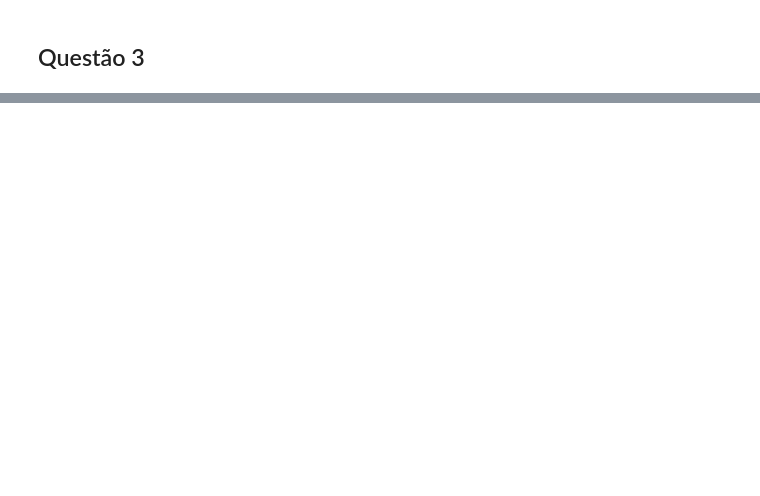
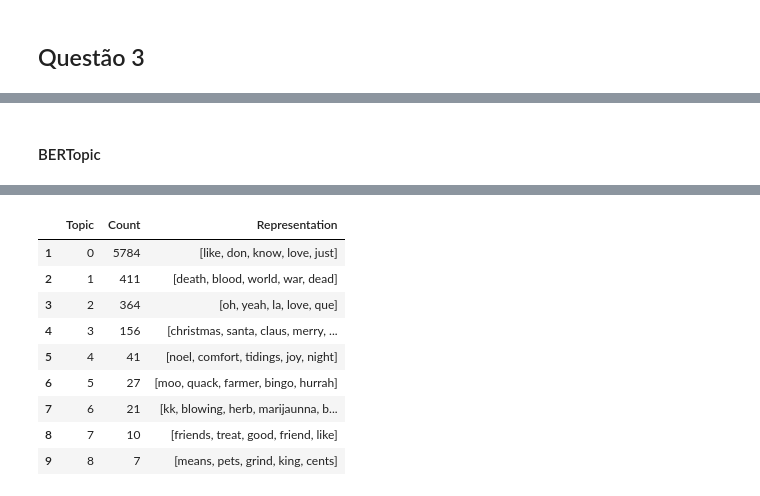
Before and after one commit to Arthurpmrs/nlp-numerical-methods, a Jupyter notebook: nlp/09_lista2_v2.ipynb, the cells around one changed output, grey strips where cells are left out. Drawn from its saved outputs; the diff is of its cells as text; code cells hidden in the pictures; blank space fills up the shorter version.

```diff
--- a/nlp/09_lista2_v2.ipynb
+++ b/nlp/09_lista2_v2.ipynb
@@ -697,0 +816,5 @@ results_df
+# %%
+documents = df["lyrics"].fillna("").astype(str).tolist()
+
+device = "cuda" if torch.cuda.is_available() else "cpu"
+print("Device:", device)
@@ -697,0 +830,23 @@ results_df
+# %%
+model = BERTopic(
+    top_n_words=5,
+    min_topic_size=5,
+    nr_topics=None,
+    embedding_model=embedding_model,
+    vectorizer_model=CountVectorizer(
+        stop_words="english",
+        token_pattern=r"(?u)\b[a-z]{2,}\b",
+    ),
+    verbose=True
+)
+model.umap_model.set_params(random_state=42)
+
+document_topics, _ = model.fit_transform(documents, embeddings=embeddings)
+
+model_data = model.get_topic_info()
+
+has_noise = (model_data["Topic"] == -1).any()
+original_n_topics = (model_data["Topic"] != -1).sum()
+
+print(f"Tópicos temáticos encontrados: {original_n_topics}")
+print(f"Existe grupo de ruído (-1): {has_noise}")
@@ -697,0 +973,19 @@ results_df
+# %% [markdown]
+#### BERTopic
+# %%
+# Gerar modelo com 9 tópicos (reduzido do original)
+model_9_topics = deepcopy(
+    model,
+    memo={id(model.embedding_model): model.embedding_model}
+)
+
+model_9_topics.reduce_topics(
+    documents,
+    nr_topics=9 + int(-1 in model.get_topics())
+)
+
+info = model_9_topics.get_topic_info()
+bt_topics = info.loc[info["Topic"] != -1, ["Topic", "Count", "Representation"]].copy()
+
+display(bt_topics)
+# %% [output]
@@ -697,0 +996,10 @@ results_df
+|  | Topic | Count | Representation |
+| 1 | 0 | 5784 | [like, don, know, love, just] |
+| 2 | 1 | 411 | [death, blood, world, war, dead] |
+| 3 | 2 | 364 | [oh, yeah, la, love, que] |
+| 4 | 3 | 156 | [christmas, santa, claus, merry, ... |
+| 5 | 4 | 41 | [noel, comfort, tidings, joy, night] |
+| 6 | 5 | 27 | [moo, quack, farmer, bingo, hurrah] |
+| 7 | 6 | 21 | [kk, blowing, herb, marijaunna, b... |
+| 8 | 7 | 10 | [friends, treat, good, friend, like] |
+| 9 | 8 | 7 | [means, pets, grind, king, cents] |
```
Also changed, not shown: parts of 26 cells of this notebook.
